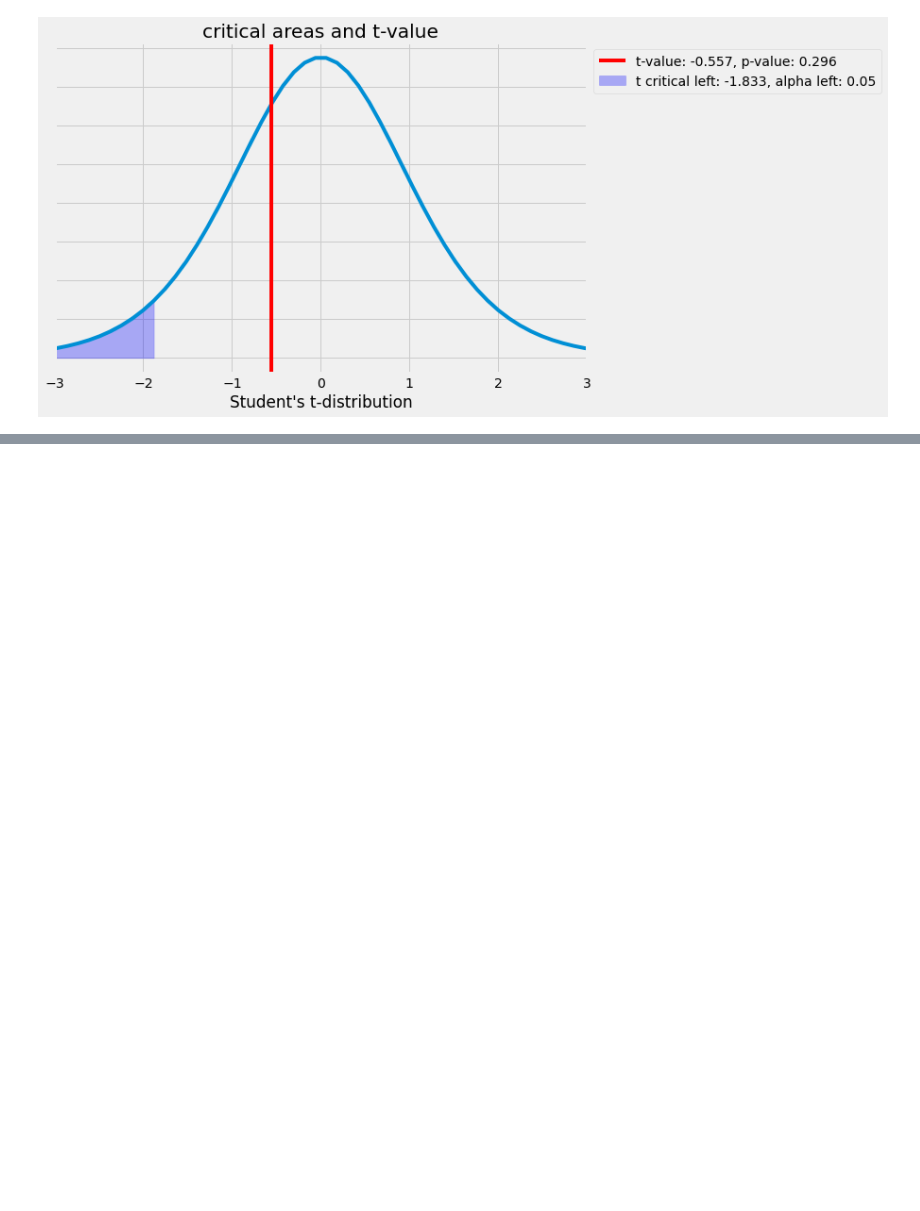
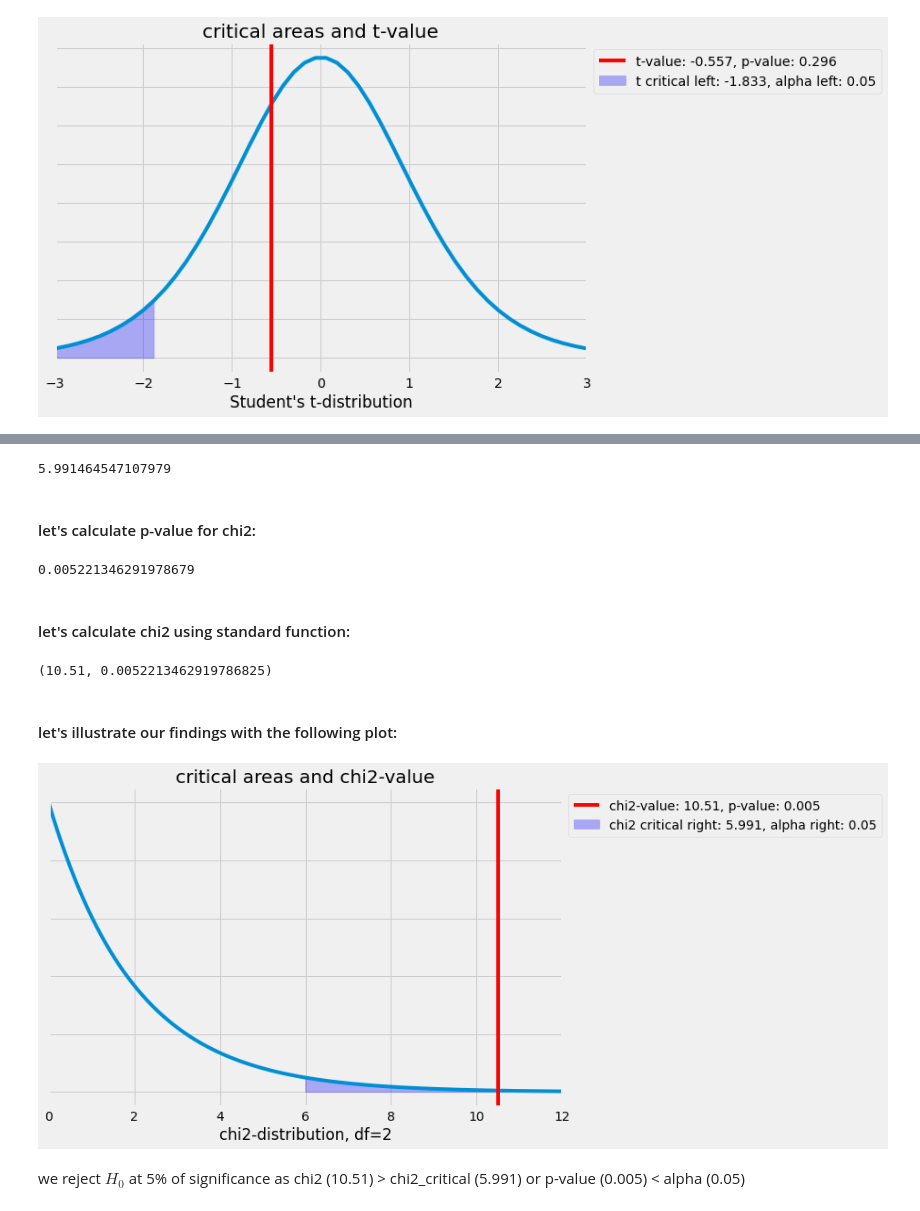
Before and after one commit to ME-27/Probability_Theory_and_Statistics_Geekbrains_course, a Jupyter notebook: Probability_And_Statistics_Crashcourse_Of_My_Own/Hypothesis_Testing.ipynb, the cells around one changed output, grey strips where cells are left out. Drawn from its saved outputs; the diff is of its cells as text; code cells hidden in the pictures; blank space fills up the shorter version.

```diff
--- a/Probability_And_Statistics_Crashcourse_Of_My_Own/Hypothesis_Testing.ipynb
+++ b/Probability_And_Statistics_Crashcourse_Of_My_Own/Hypothesis_Testing.ipynb
@@ -315,0 +785,6 @@ we do not reject $H_0$ at 5% of significance as $t (-0.55) > -1.83$ or p-value (
+# %%
+frequencies_observed = frequencies.iloc[:3, 0]
+frequencies_expected = frequencies.iloc[:3, 1]
+
+chi2 = ((frequencies_observed - frequencies_expected) ** 2 / frequencies_expected).sum()
+chi2
@@ -315,0 +795,66 @@ we do not reject $H_0$ at 5% of significance as $t (-0.55) > -1.83$ or p-value (
+# %%
+alpha = 0.05
+df = 2
+chi2_critical = stats.chi2.ppf(q=1-alpha, df=df)  # calculation of boundaries of critical area
+chi2_critical
+# %% [output]
+5.991464547107979
+# %% [markdown]
+#### let's calculate p-value for chi2:
+# %%
+p_value = 1 - stats.chi2.cdf(chi2, df=df)
+p_value
+# %% [output]
+0.005221346291978679
+# %% [markdown]
+#### let's calculate chi2 using standard function:
+# %%
+chi2, p_value = stats.chisquare(f_obs=frequencies_observed, f_exp=frequencies_expected)
+chi2, p_value
+# %% [output]
+(10.51, 0.0052213462919786825)
+# %% [markdown]
+#### let's illustrate our findings with the following plot:
+# %%
+# defining x and y
+chi2_distribution = pd.DataFrame({
+    'x': np.arange(0, 12, 0.001),
+    'y': stats.chi2.pdf(np.arange(0, 12, 0.001), df=df)  # stats.chi2.pdf(x, df=df)
+})
+
+x = chi2_distribution['x']
+y = chi2_distribution['y']
+
+# establishing critical areas
+# right:
+x_critical_right = chi2_distribution.loc[chi2_distribution['x'] > chi2_critical, 'x']
+y_critical_right = chi2_distribution.loc[chi2_distribution['x'] > chi2_critical, 'y']
+
+
+# building the plot
+fig, ax = plt.subplots(figsize=(9,6))
+plt.style.use('fivethirtyeight')
+ax.plot(x, y)
+
+# painting critical areas
+# right:
+ax.fill_between(x_critical_right, y_critical_right, 0, alpha=0.3, color='b',
+                label=f'chi2 critical right: {round(chi2_critical, 3)}, alpha right: {alpha}')
+
+# drawing chi2-value line
+ax.axvline(x=chi2, color='r', label=f'chi2-value: {round(chi2, 3)}, p-value: {round(p_value, 3)}')
+
+# decorating the plot
+ax.set_xlim([0, 12])
+# ax.set_ylim([0, 1])  # limited y to see the critical area!!!
+ax.set_xlabel(f'chi2-distribution, df={df}')
+ax.set_yticklabels([])  # to remove y-bar
+ax.set_title('critical areas and chi2-value')
+ax.legend(bbox_to_anchor = (1.0, 1), loc='upper left')
+
+# plt.savefig('normal_curve.png', dpi=72, bbox_inches='tight')
+plt.show()
+# %% [output]
+[figure, added]
+# %% [markdown]
+we reject $H_0$ at 5% of significance as chi2 (10.51) > chi2_critical (5.991) or p-value (0.005) < alpha (0.05)
```
Also changed, not shown: parts of 91 cells of this notebook.
